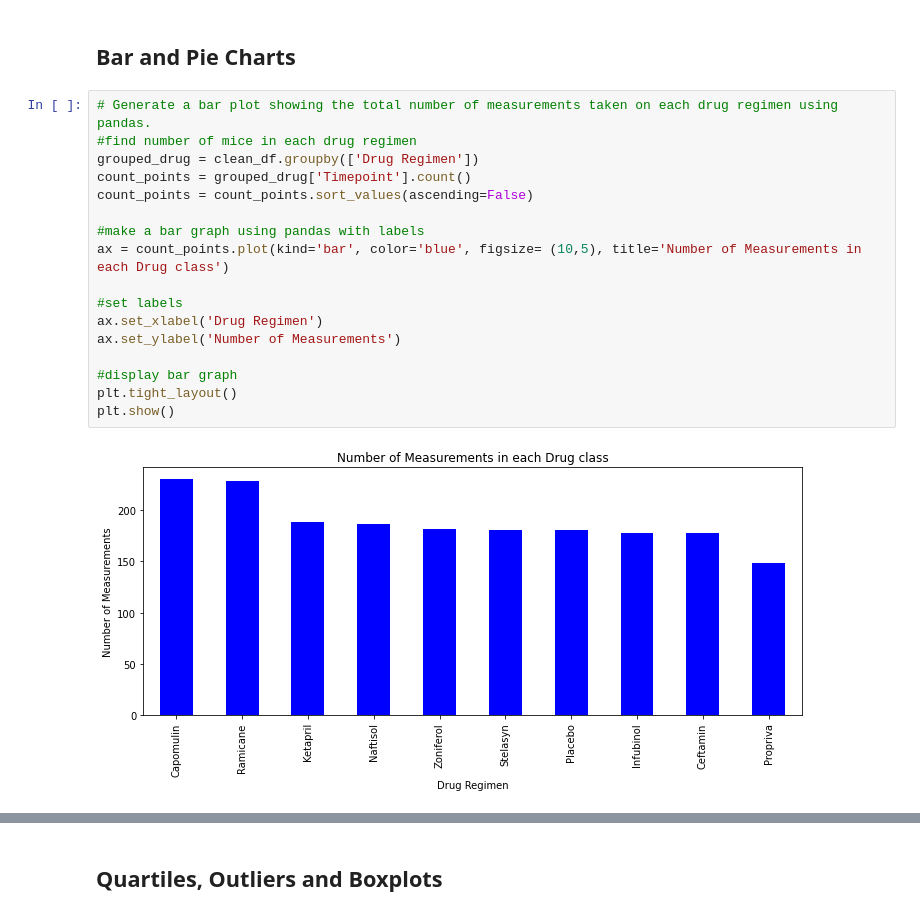
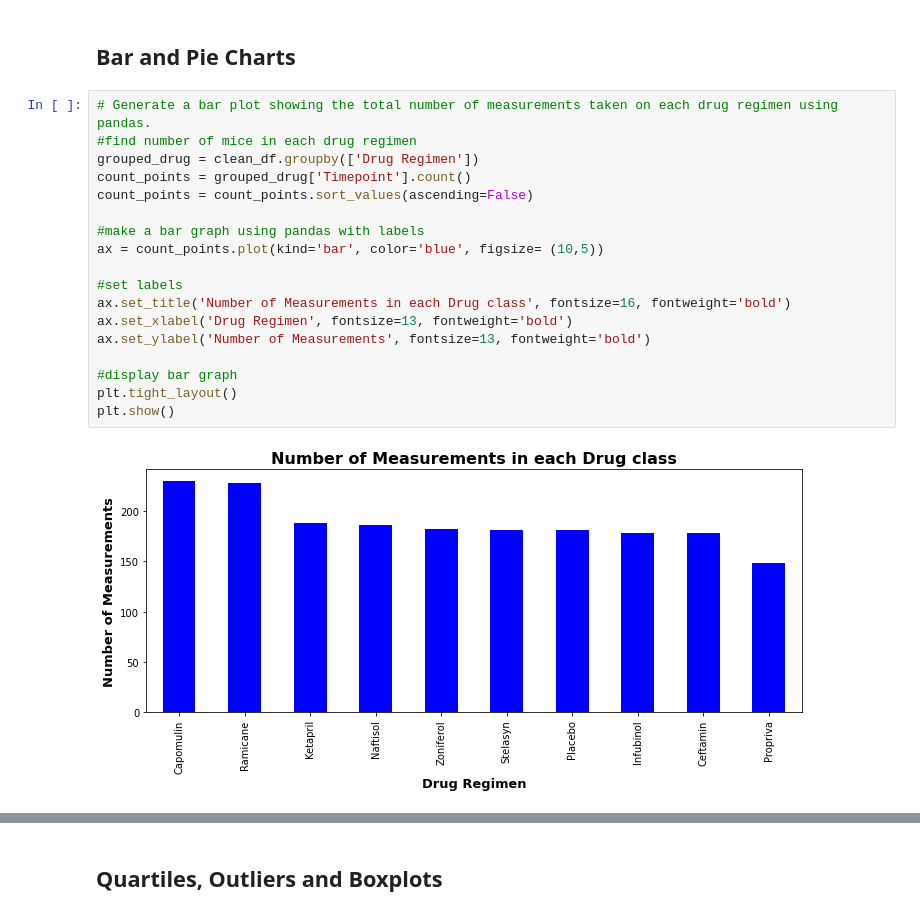
Before and after one commit to alexmartinez1745/Animal-Study-MatPlotLib, a Jupyter notebook: Pymaceuticals/pymaceuticals_starter.ipynb, the cells around one changed output, grey strips where cells are left out. Drawn from its saved outputs; the diff is of its cells as text.

```diff
--- a/Pymaceuticals/pymaceuticals_starter.ipynb
+++ b/Pymaceuticals/pymaceuticals_starter.ipynb
@@ -138,22 +138,23 @@ sum_tum_agg
 # %%
 # Generate a bar plot showing the total number of measurements taken on each drug regimen using pandas.
 #find number of mice in each drug regimen
 grouped_drug = clean_df.groupby(['Drug Regimen'])
 count_points = grouped_drug['Timepoint'].count()
 count_points = count_points.sort_values(ascending=False)
 
 #make a bar graph using pandas with labels
-ax = count_points.plot(kind='bar', color='blue', figsize= (10,5), title='Number of Measurements in each Drug class')
+ax = count_points.plot(kind='bar', color='blue', figsize= (10,5))
 
 #set labels
-ax.set_xlabel('Drug Regimen')
-ax.set_ylabel('Number of Measurements')
+ax.set_title('Number of Measurements in each Drug class', fontsize=16, fontweight='bold')
+ax.set_xlabel('Drug Regimen', fontsize=13, fontweight='bold')
+ax.set_ylabel('Number of Measurements', fontsize=13, fontweight='bold')
 
 #display bar graph
 plt.tight_layout()
 plt.show()
 # %% [output]
-[figure, old version]
+[figure, new version]
 # %%
 # Generate a bar plot showing the total number of measurements taken on each drug regimen using pyplot.
 #create x and y axis
```
Also changed, not shown: parts of 4 cells of this notebook.
